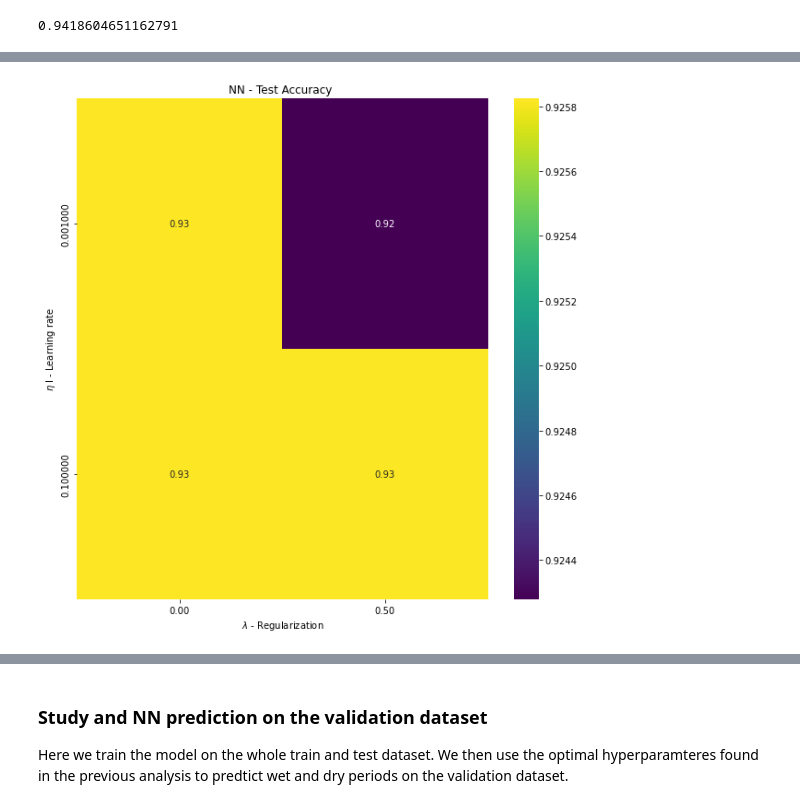
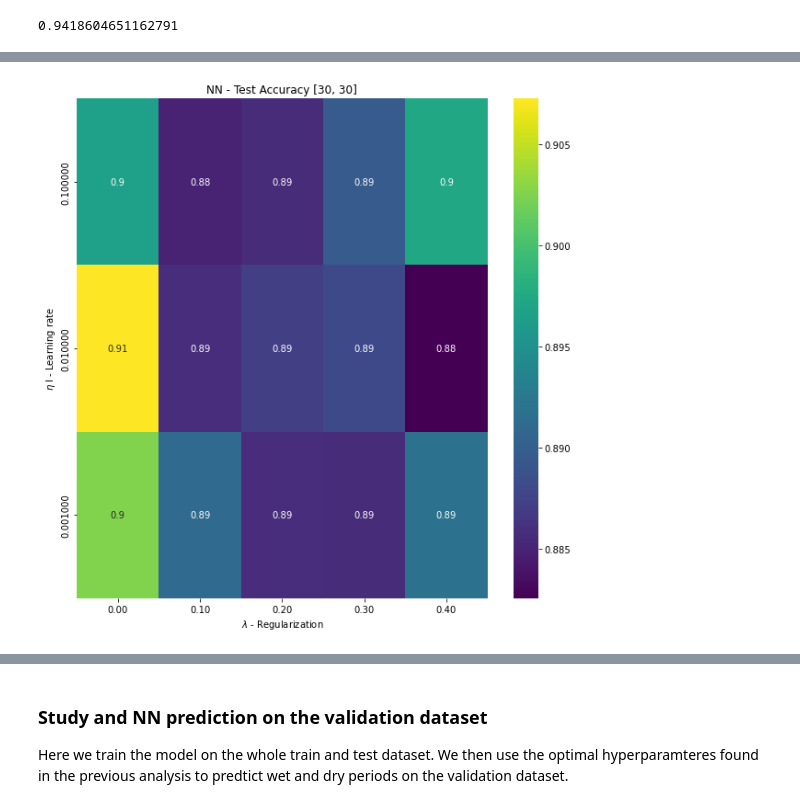
Before and after one commit to eoydvin/FYS-STK4155, a Jupyter notebook: Project_3/Classification_Radar_1h.ipynb, the cells around one changed output, grey strips where cells are left out. Drawn from its saved outputs; the diff is of its cells as text; code cells hidden in the pictures.

```diff
--- a/Project_3/Classification_Radar_1h.ipynb
+++ b/Project_3/Classification_Radar_1h.ipynb
@@ -86,7 +86,7 @@ t = t[0:int(t.shape[0]*(1 - 0.25) )]
 #parameters
 learning_rate = [0.1, 0.01, 0.001] #sklearn can handle larger learning rates
 regularization = [0, 0.1, 0.2, 0.3, 0.4]
-hidden_layer_sizes = [[4, 3], [4, 4], [3, 4], [5, 4], [4, 5], [5, 5]]
+hidden_layer_sizes = [[4, 4], [8, 8], [15, 15], [30, 30], [40, 40], [50, 50]]
 k_folds = 5
 n_epochs = 20000
 
@@ -122,7 +122,7 @@ for hidden_l in tqdm.tqdm(range(len(hidden_layer_sizes))):
                 dnn = MLPClassifier(learning_rate_init=learning_rate[i],
                                     alpha=regularization[j],
                                     max_iter=n_epochs,
-                                    activation='logistic',
+                                    activation='relu',
                                     solver='lbfgs',
                                     verbose = False,
                                     hidden_layer_sizes=hidden_layer_sizes[hidden_l])
@@ -138,4 +138,18 @@ for hidden_l in tqdm.tqdm(range(len(hidden_layer_sizes))):
 
             train_accuracy_skl[hidden_l, i, j] = np.mean(R2_train)
             test_accuracy_skl[hidden_l, i, j] = np.mean(R2_test)
+
+# Result for saying no rain:
+R2_test_random = accuracy_score(y_test.ravel(), np.zeros(y_test.shape[0]) )
+
+
+for hidden_l in range(len(hidden_layer_sizes)):
+    fig, ax = plt.subplots(figsize = (10, 10))
+    sns.heatmap(test_accuracy_skl[hidden_l, :, :], annot=True, ax=ax, cmap="viridis")
+    ax.set_title("NN - Test Accuracy " + str(hidden_layer_sizes[hidden_l]))
+    ax.set_ylabel("$\eta$ l - Learning rate")
+    ax.set_xlabel("$\lambda$ - Regularization")
+    ax.set_xticklabels(["{0:0.2f}".format(i) for i in regularization] )
+    ax.set_yticklabels(["{0:0.6f}".format(i) for i in learning_rate] )
+    plt.show()
 # %% [output]
@@ -151,10 +183,70 @@ R2_test_random
 # %% [output]
 0.9418604651162791
 # %%
+#parameters
+learning_rate = [0.1, 0.01, 0.001] #sklearn can handle larger learning rates
+regularization = [0, 0.1, 0.2, 0.3, 0.4]
+hidden_layer_sizes = [[4, 4], [8, 8], [15, 15], [30, 30], [40, 40], [50, 50]]
+k_folds = 5
+n_epochs = 20000
+
+onehot = OneHotEncoder(sparse=False)
+random_accuracy = np.zeros((len (hidden_layer_sizes), len(learning_rate), len(regularization)))
+train_accuracy_skl = np.zeros((random_accuracy.shape))
+test_accuracy_skl = np.zeros((random_accuracy.shape))
+
+#cross validation
+xy_shuffle = np.hstack([x,  y])
+np.random.shuffle(xy_shuffle) # shuffle along axis 0
+xy_folds = np.array_split(xy_shuffle, k_folds)
+
+for hidden_l in tqdm.tqdm(range(len(hidden_layer_sizes))):
+    for i in range(len(learning_rate)):
+        for j in range(len(regularization)):
+            R2_test = []
+            R2_train = []
+            for k in range(k_folds):
+            # extract folds
+
+                xy_test = xy_folds[k].copy() # k-th fold is test
+                xy_train = np.vstack([xy_folds[f] for f in range(k_folds) if f != k]).copy() # skip k-th fold
+
+                x_train = xy_train[:, 0:-1]
+                y_train = xy_train[:, -1].reshape(-1, 1)
+                x_test = xy_test[:, 0:-1]
+                y_test = xy_test[:, -1].reshape(-1, 1)
+
+                y_test_onehot = onehot.fit_transform(y_test)
+                y_train_onehot = onehot.fit_transform(y_train)
+
+                dnn = MLPClassifier(learning_rate_init=learning_rate[i],
+                                    alpha=regularization[j],
+                                    max_iter=n_epochs,
+                                    activation='logistic',
+                                    solver='lbfgs',
+                                    verbose = False,
+                                    hidden_layer_sizes=hidden_layer_sizes[hidden_l])
+
+                dnn.fit(x_train, y_train_onehot)
+                dnn_ypred_train = np.argmax(dnn.predict(x_train), axis = 1) #select max likelihood
+                dnn_ypred_test = np.argmax(dnn.predict(x_test), axis = 1)
+
+                if not np.isnan(np.sum(dnn_ypred_test)):
+                    R2_test.append( accuracy_score(y_test.ravel(), dnn_ypred_test ))
+                if not np.isnan(np.sum(dnn_ypred_train)):
+                    R2_train.append(accuracy_score( y_train.ravel(), dnn_ypred_train ))
+
+            train_accuracy_skl[hidden_l, i, j] = np.mean(R2_train)
+            test_accuracy_skl[hidden_l, i, j] = np.mean(R2_test)
+
+# Result for saying no rain:
+R2_test_random = accuracy_score(y_test.ravel(), np.zeros(y_test.shape[0]) )
+R2_test_random
+
 for hidden_l in range(len(hidden_layer_sizes)):
     fig, ax = plt.subplots(figsize = (10, 10))
     sns.heatmap(test_accuracy_skl[hidden_l, :, :], annot=True, ax=ax, cmap="viridis")
-    ax.set_title("NN - Test Accuracy ")
+    ax.set_title("NN - Test Accuracy " + str(hidden_layer_sizes[hidden_l]))
     ax.set_ylabel("$\eta$ l - Learning rate")
     ax.set_xlabel("$\lambda$ - Regularization")
     ax.set_xticklabels(["{0:0.2f}".format(i) for i in regularization] )
@@ -167 +276 @@ for hidden_l in range(len(hidden_layer_sizes)):
-[figure, old version]
+[figure, new version]
```
Also changed, not shown: parts of 6 cells of this notebook, 2 other files.
